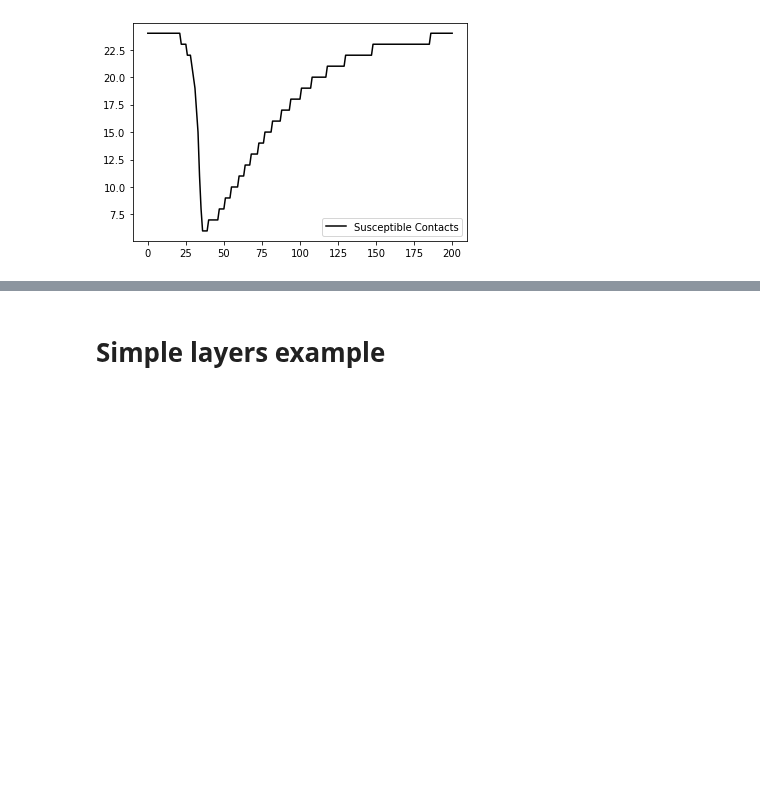
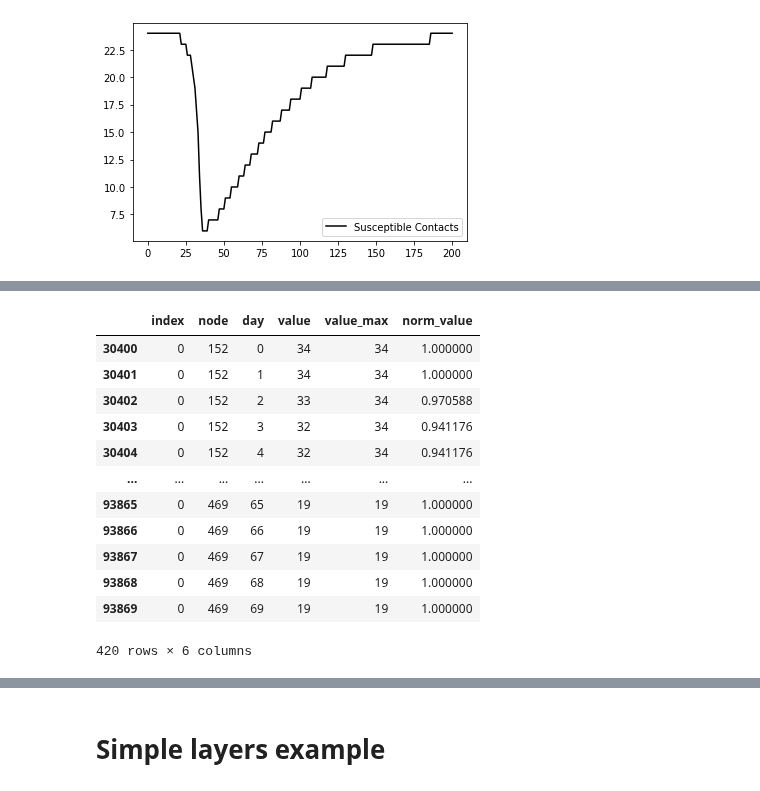
Before and after one commit to JimmyCalvoMonge/AdaptiveNetworks, a Jupyter notebook: network_experiments.ipynb, the cells around one changed output, grey strips where cells are left out. Cells and saved outputs as stored; diff of their text form; code cells hidden in the pictures; blank space fills up the shorter version.

```diff
--- a/network_experiments.ipynb
+++ b/network_experiments.ipynb
@@ -1076,0 +1068,22 @@ plt.legend(loc="lower right")
+# %%
+df = bepcontacts_long_norm.copy()
+df = df[df['day']<70]
+# sample_nodes = list(np.random.randint(low=0, high=499, size=(10,)))
+sample_nodes = [265, 469, 152, 341, 255, 401, 139, 113, 483, 449, 83]
+sample_nodes = sample_nodes[0:6]
+df = df[df['node'].isin(sample_nodes)]
+df
+# %% [output]
+|  | index | node | day | value | value_max | norm_value |
+| 30400 | 0 | 152 | 0 | 34 | 34 | 1.000000 |
+| 30401 | 0 | 152 | 1 | 34 | 34 | 1.000000 |
+| 30402 | 0 | 152 | 2 | 33 | 34 | 0.970588 |
+| 30403 | 0 | 152 | 3 | 32 | 34 | 0.941176 |
+| 30404 | 0 | 152 | 4 | 32 | 34 | 0.941176 |
+| ... | ... | ... | ... | ... | ... | ... |
+| 93865 | 0 | 469 | 65 | 19 | 19 | 1.000000 |
+| 93866 | 0 | 469 | 66 | 19 | 19 | 1.000000 |
+| 93867 | 0 | 469 | 67 | 19 | 19 | 1.000000 |
+| 93868 | 0 | 469 | 68 | 19 | 19 | 1.000000 |
+| 93869 | 0 | 469 | 69 | 19 | 19 | 1.000000 |
+420 rows × 6 columns
```
Also changed, not shown: parts of 17 cells of this notebook, 1 other file.
